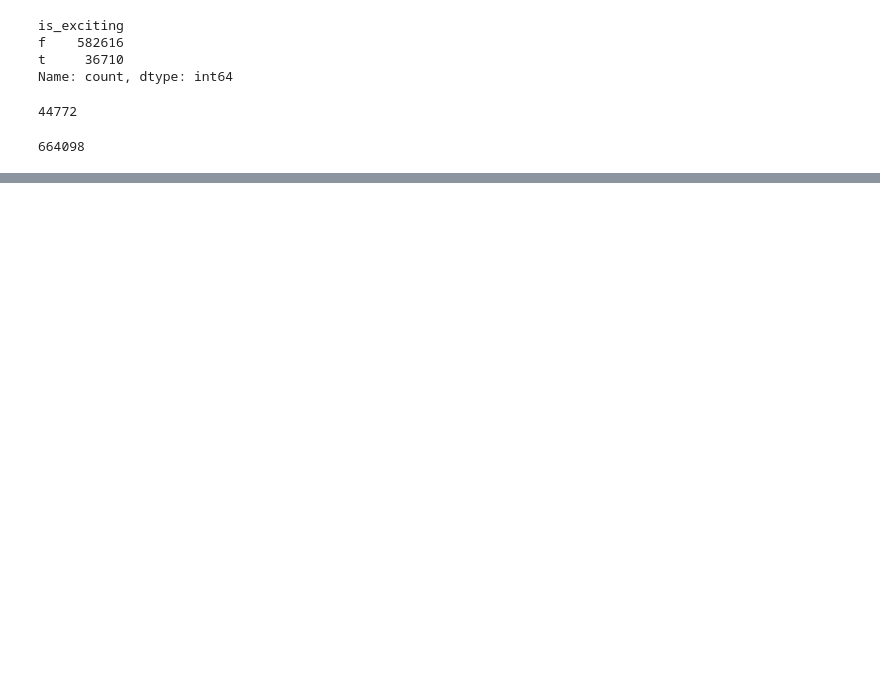
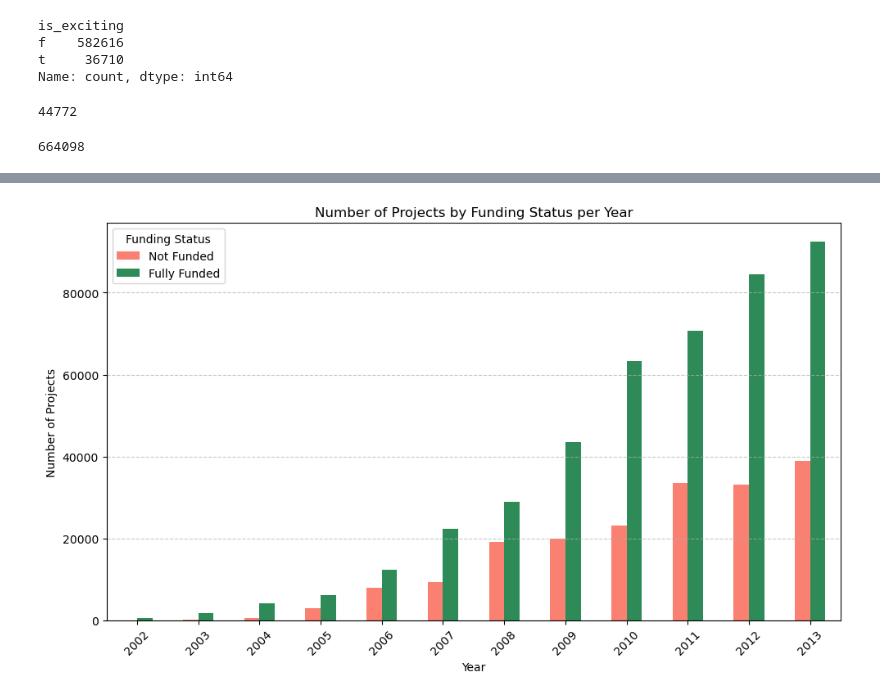
Before and after one commit to aspirou55/DonorsChoose, a Jupyter notebook: InitialFeatureEngineering.ipynb, the cells around one changed output, grey strips where cells are left out. Cells and saved outputs as stored; diff of their text form; code cells hidden in the pictures; blank space fills up the shorter version.

```diff
--- a/InitialFeatureEngineering.ipynb
+++ b/InitialFeatureEngineering.ipynb
@@ -133,0 +346,20 @@ simple_df.to_csv('simple_featureMatrix.csv', index=False)
+# %%
+# Count number of projects by year and funding status
+funding_counts = simplest.groupby(['year', 'fully_funded_binary']).size().unstack(fill_value=0)
+
+# Rename columns for clarity (0 = Not Funded, 1 = Fully Funded)
+funding_counts.columns = ['Not Funded', 'Fully Funded']
+
+# Plot
+funding_counts.plot(kind='bar', figsize=(10, 6), color=['salmon', 'seagreen'])
+
+plt.title('Number of Projects by Funding Status per Year')
+plt.xlabel('Year')
+plt.ylabel('Number of Projects')
+plt.xticks(rotation=45)
+plt.legend(title='Funding Status')
+plt.grid(axis='y', linestyle='--', alpha=0.7)
+plt.tight_layout()
+plt.show()
+# %% [output]
+[figure, added]
```
Also changed, not shown: parts of 71 cells of this notebook, 1 other file.
